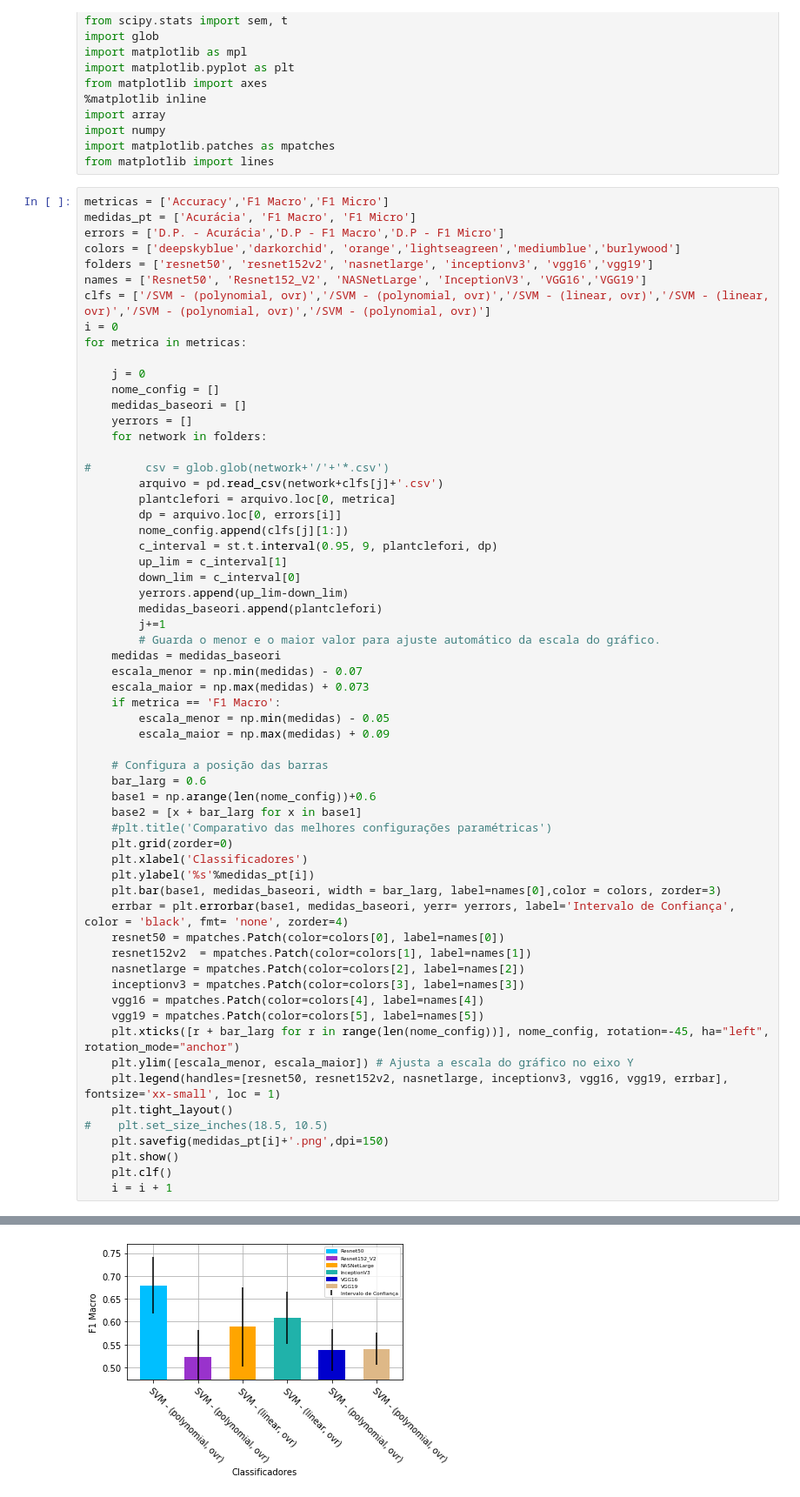
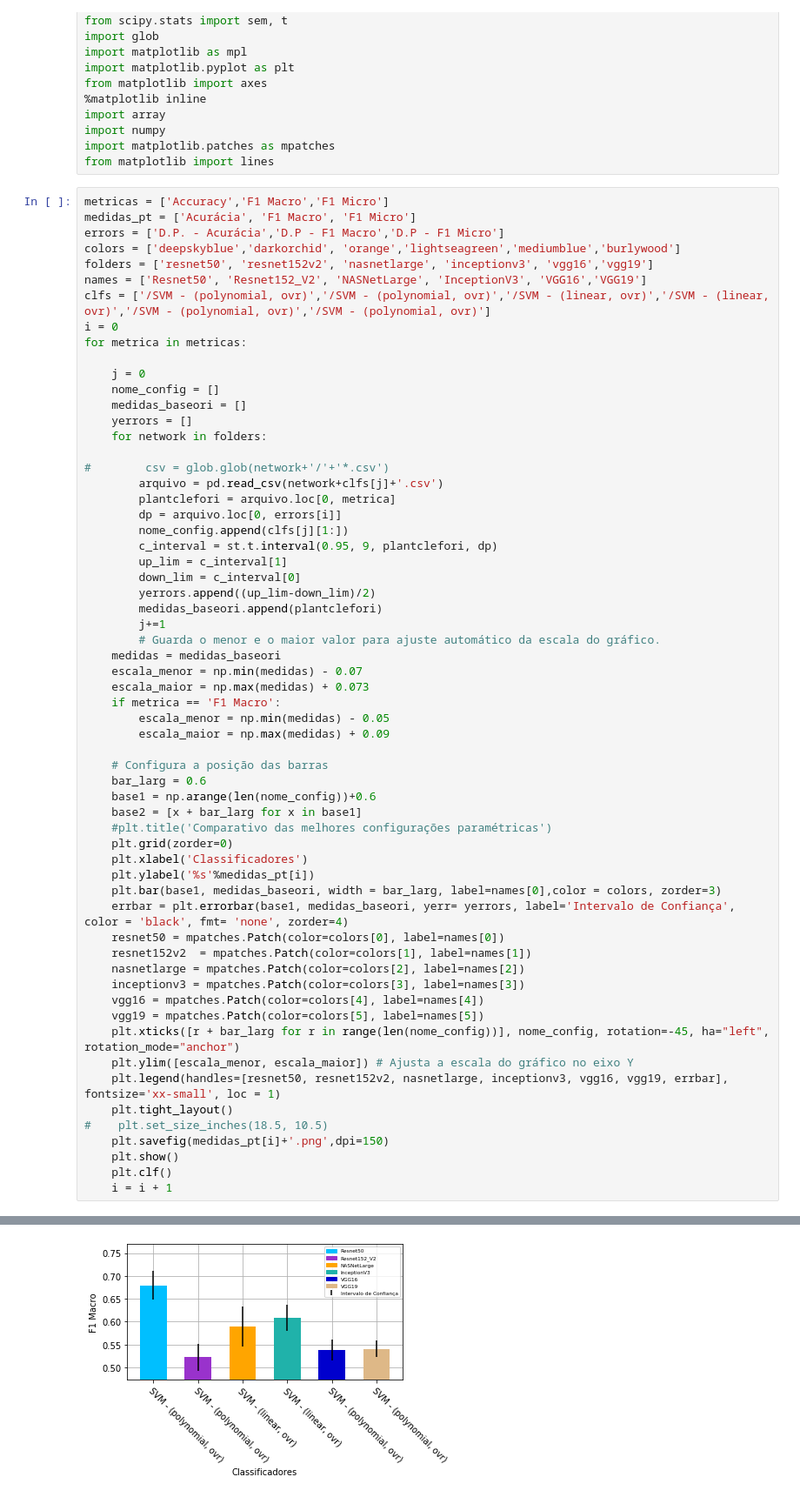
Before and after one commit to FalsoMoralista/Notebooks, a Jupyter notebook: PlantCLEF2013/results/base_results/plotting_best_clfs.ipynb, the cells around one changed output, grey strips where cells are left out. Shown: that part at 87% size. Saved outputs shown, nothing was run; the diff lists cells and outputs as text.

```diff
--- a/PlantCLEF2013/results/base_results/plotting_best_clfs.ipynb
+++ b/PlantCLEF2013/results/base_results/plotting_best_clfs.ipynb
@@ -38,7 +38,7 @@ for metrica in metricas:
         c_interval = st.t.interval(0.95, 9, plantclefori, dp)
         up_lim = c_interval[1]
         down_lim = c_interval[0]
-        yerrors.append(up_lim-down_lim)
+        yerrors.append((up_lim-down_lim)/2)
         medidas_baseori.append(plantclefori)
         j+=1
         # Guarda o menor e o maior valor para ajuste automático da escala do gráfico.
@@ -79 +79 @@ for metrica in metricas:
-[figure, old version]
+[figure, new version]
```
Also changed, not shown: parts of 1 cell of this notebook, 52 other files.
